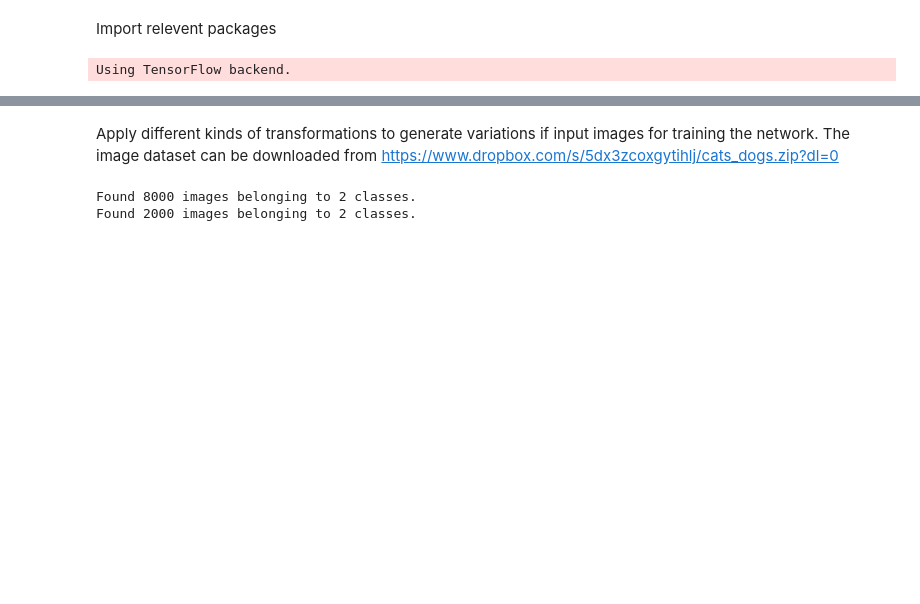
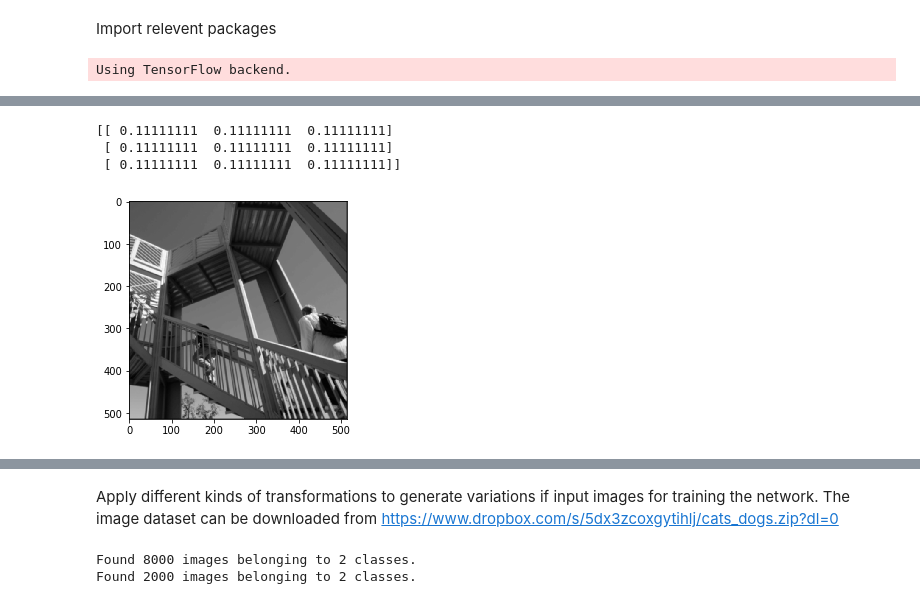
Before and after one commit to sintefmath/GeiloWinterSchool2018, a Jupyter notebook: course_material/CNN.ipynb, the cells around one changed output, grey strips where cells are left out. Cells and saved outputs as stored; diff of their text form; code cells hidden in the pictures; blank space fills up the shorter version.

```diff
--- a/course_material/CNN.ipynb
+++ b/course_material/CNN.ipynb
@@ -20,0 +59,11 @@ Using TensorFlow backend.
+# %%
+average = np.ones((3,3))/9 # create an "averaging mask" of size 3x3
+print(average)
+blurred_image = convolve2d(img, average)
+plt.imshow(blurred_image, cmap='gray')
+plt.show()
+# %% [output]
+[[ 0.11111111  0.11111111  0.11111111]
+ [ 0.11111111  0.11111111  0.11111111]
+ [ 0.11111111  0.11111111  0.11111111]]
+[figure, added]
```
Also changed, not shown: parts of 31 cells of this notebook, 3 other files.
